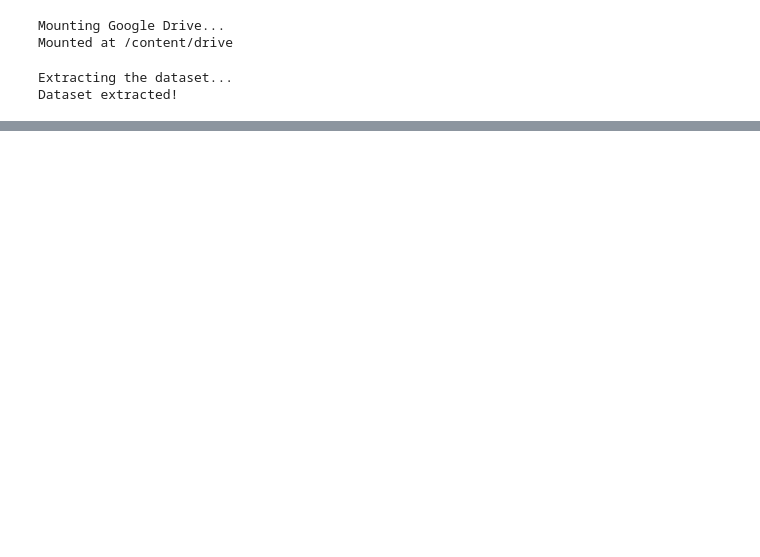
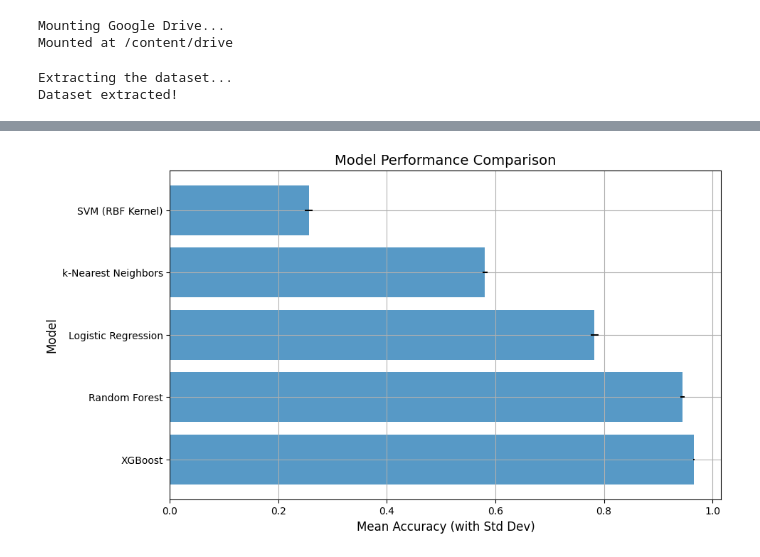
Before and after one commit to SarahOkpe/GreenGuardians, a Jupyter notebook: Green_Guardianss.ipynb, the cells around one changed output, grey strips where cells are left out. Drawn from its saved outputs; the diff is of its cells as text; code cells hidden in the pictures; blank space fills up the shorter version.

```diff
--- a/Green_Guardianss.ipynb
+++ b/Green_Guardianss.ipynb
@@ -167,0 +100,11 @@ Model Accuracy: 0.81
+# %%
+# Step 3: Define models and evaluation process as per intermediate presentation review feedback
+
+kf = KFold(n_splits=5, shuffle=True, random_state=42)
+models = {
+    "SVM (RBF Kernel)": SVC(kernel='rbf', C=1.0, gamma='scale', random_state=42),
+    "Random Forest": RandomForestClassifier(n_estimators=100, random_state=42),
+    "k-Nearest Neighbors": KNeighborsClassifier(n_neighbors=5),
+    "Logistic Regression": LogisticRegression(max_iter=1000, random_state=42),
+    "XGBoost": xgb.XGBClassifier(use_label_encoder=False, eval_metric='mlogloss', random_state=42)
+}
@@ -167,0 +139,14 @@ Model Accuracy: 0.81
+# %%
+# Step 4: Visualize results
+results_df = pd.DataFrame(results).T
+results_df = results_df.sort_values(by="Mean Accuracy", ascending=False)
+
+plt.figure(figsize=(10, 6))
+plt.barh(results_df.index, results_df['Mean Accuracy'], xerr=results_df['Std Dev'], alpha=0.75)
+plt.xlabel('Mean Accuracy (with Std Dev)', fontsize=12)
+plt.ylabel('Model', fontsize=12)
+plt.title('Model Performance Comparison', fontsize=14)
+plt.grid(True)
+plt.show()
+# %% [output]
+[figure, added]
```
Also changed, not shown: parts of 20 cells of this notebook.
